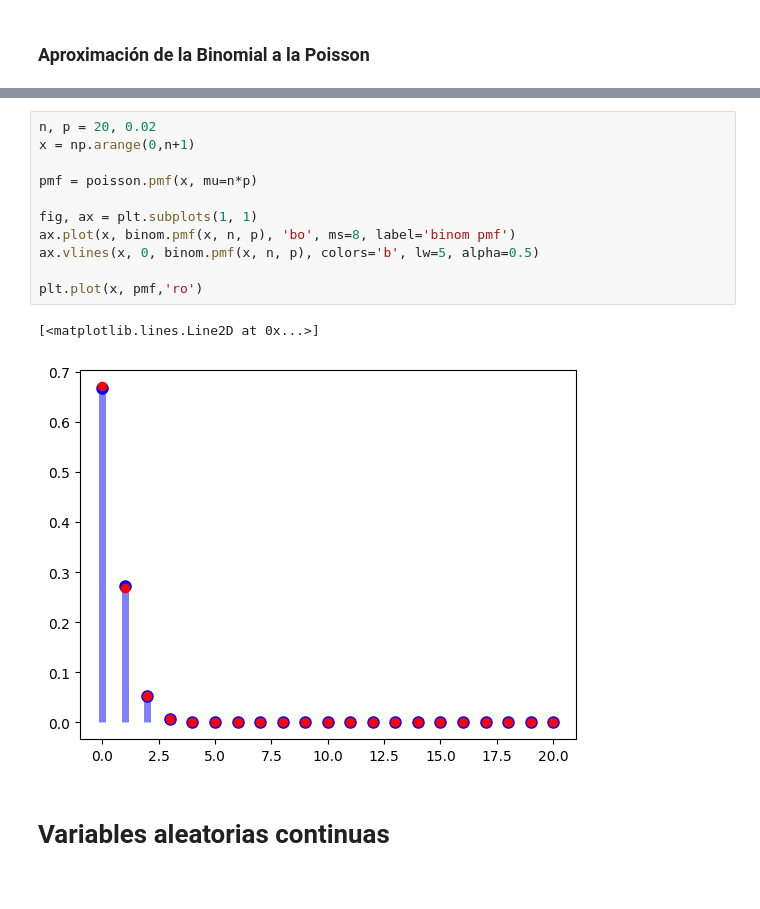
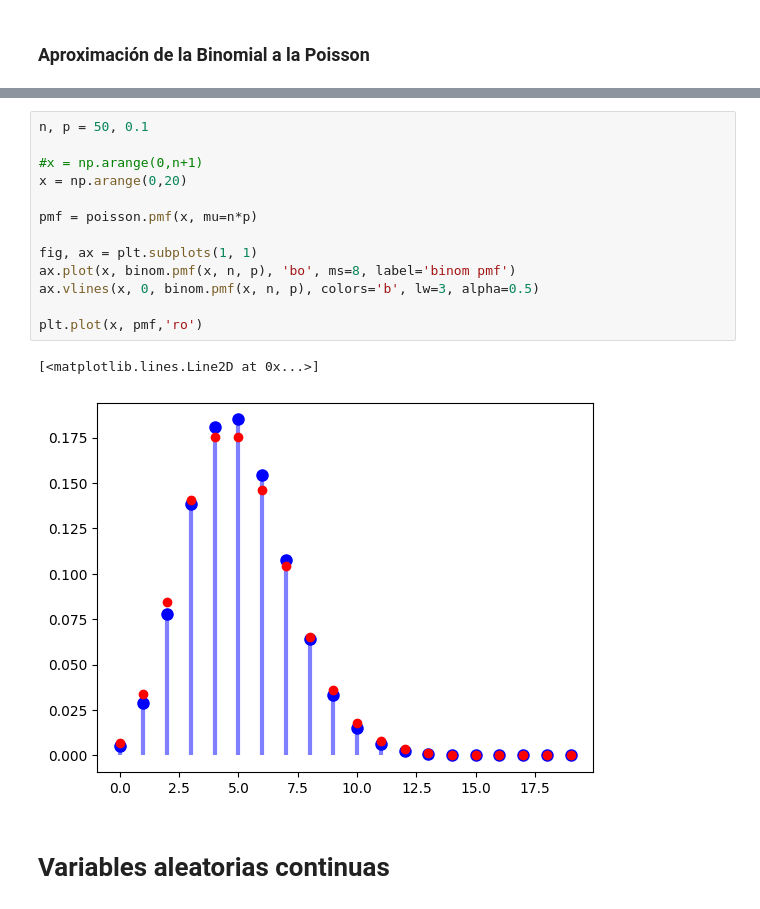
Before and after one commit to leticiaram/Modelos_Estocasticos_2023, a Jupyter notebook: Codigo_1.ipynb, the cells around one changed output, grey strips where cells are left out. Drawn from its saved outputs; the diff is of its cells as text.

```diff
--- a/Codigo_1.ipynb
+++ b/Codigo_1.ipynb
@@ -154,19 +158,21 @@ plt.plot(x, pmf,'ro')
 [<matplotlib.lines.Line2D at 0x...>]
 [figure]
 # %%
-n, p = 20, 0.02
-x = np.arange(0,n+1)
+n, p = 50, 0.1
+
+#x = np.arange(0,n+1)
+x = np.arange(0,20)
 
 pmf = poisson.pmf(x, mu=n*p)
 
 fig, ax = plt.subplots(1, 1)
 ax.plot(x, binom.pmf(x, n, p), 'bo', ms=8, label='binom pmf')
-ax.vlines(x, 0, binom.pmf(x, n, p), colors='b', lw=5, alpha=0.5)
+ax.vlines(x, 0, binom.pmf(x, n, p), colors='b', lw=3, alpha=0.5)
 
 plt.plot(x, pmf,'ro')
 # %% [output]
 [<matplotlib.lines.Line2D at 0x...>]
-[figure, old version]
+[figure, new version]
 # %% [markdown]
 # Variables aleatorias continuas
 # %% [markdown]
```
Also changed, not shown: parts of 70 cells of this notebook.
